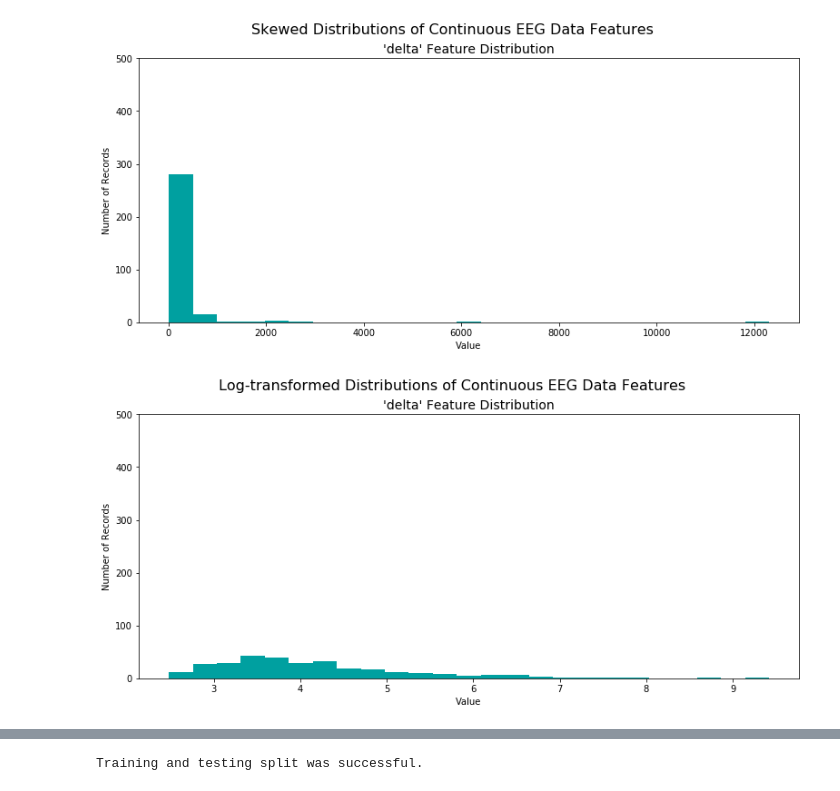
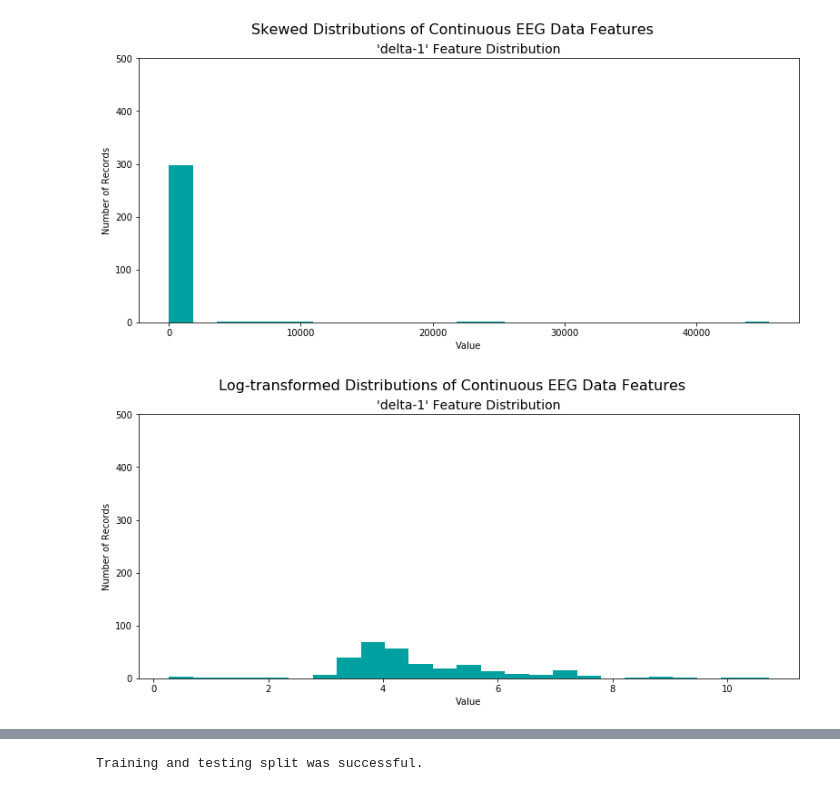
Before and after one commit to omarmagdy217/Driving-Behavior-Prediction_GP, a Jupyter notebook: Data Classification/state_prediction.ipynb, the cells around one changed output, grey strips where cells are left out. Drawn from its saved outputs; the diff is of its cells as text; code cells hidden in the pictures.

Commit message:
Enhance State Prediction

```diff
--- a/Data Classification/state_prediction.ipynb
+++ b/Data Classification/state_prediction.ipynb
@@ -10,6 +10,8 @@ def distribution(data, value, transformed = False):
     """
     Visualization code for displaying skewed distributions of features
     """
+    # Map bands
+    Data_Bands = {0: 'delta', 1: 'theta', 2: 'alpha', 3: 'beta', 4: 'gamma'}
 
     # Create figure
     fig = plt.figure(figsize = (11,5));
@@ -17,8 +19,8 @@ def distribution(data, value, transformed = False):
     # Skewed feature plotting
     for i, feature in enumerate([value]):
         ax = fig.add_subplot(1, 1, i+1)
-        ax.hist(data[feature], bins = 25, color = '#00A0A0')
-        ax.set_title("'%s' Feature Distribution"%(feature), fontsize = 14)
+        ax.hist(data[data.columns[feature-1]], bins = 25, color = '#00A0A0')
+        ax.set_title("'%s-%s' Feature Distribution"%(Data_Bands[(feature-1)%5], feature), fontsize = 14)
         ax.set_xlabel("Value")
         ax.set_ylabel("Number of Records")
         ax.set_ylim((0, 500))
@@ -84,11 +86,11 @@ def fit_model(X, y):
 from IPython.display import display
 
 # Read the data.
-raw_data = pd.read_csv('eeg_bands.csv')
+raw_data = pd.read_csv('eeg_bands_vector.csv', header=None)
 
 # Split the data into features and target label
-target_raw = raw_data['state']
-features_raw = raw_data.drop('state', axis = 1)
+target_raw = raw_data[raw_data.columns[-1]]
+features_raw = raw_data.drop(raw_data.columns[-1], axis = 1)
 
 # Print data shape.
 print("The shape of the data: {}".format(raw_data.shape))
@@ -110,13 +113,13 @@ The shape of the data: (306, 6)
 # %%
 # Visualize skewed continuous features of original data
-distribution(raw_data, 'delta')
+distribution(raw_data, 1)
 # %% [output]
-[figure, old version]
+[figure, new version]
 # %%
 # Log-transform the skewed features
 features_log_transformed = features_raw.apply(lambda x: np.log(x + 1))
 
 # Visualize the new log distributions
-distribution(features_log_transformed, 'delta', transformed = True)
+distribution(features_log_transformed, 1, transformed = True)
 # %% [output]
-[figure, old version]
+[figure, new version]
```
Also changed, not shown: parts of 8 cells of this notebook, 2 other files.
